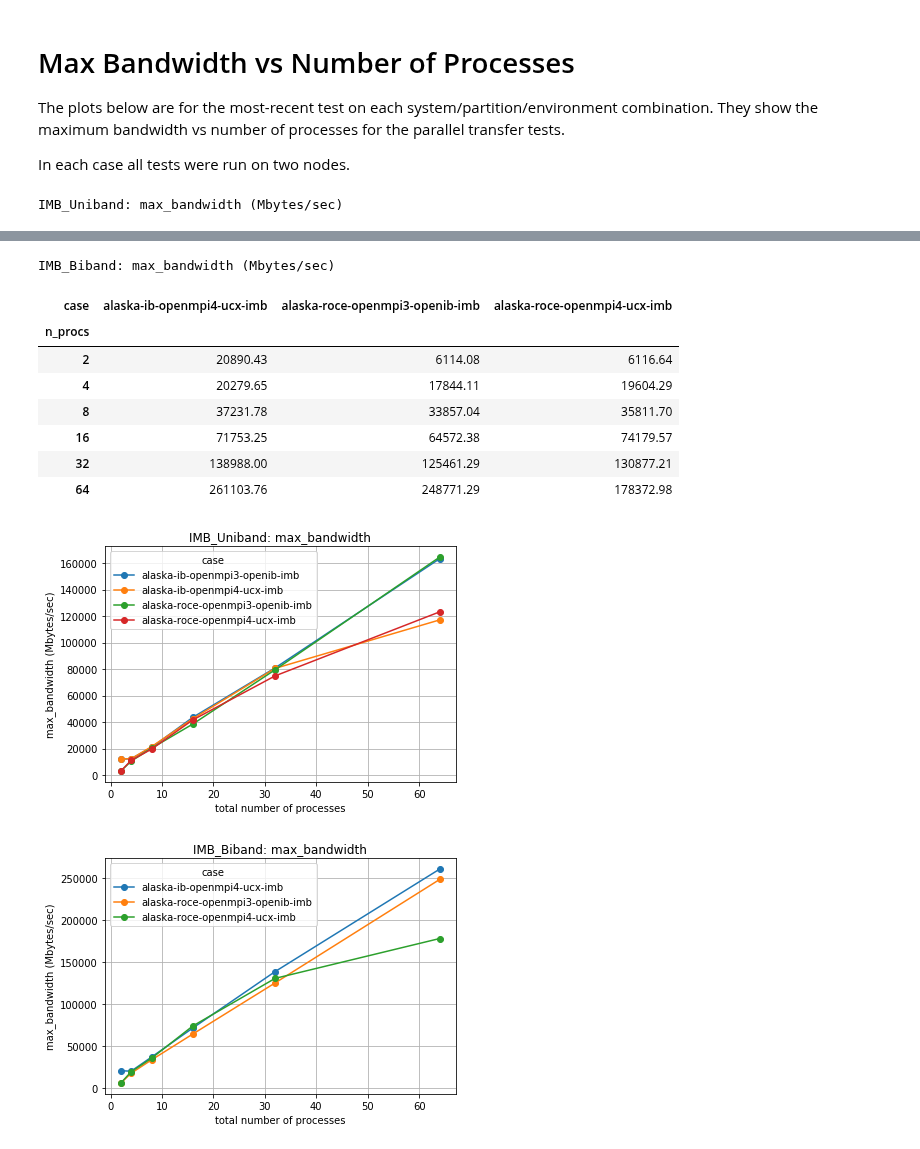
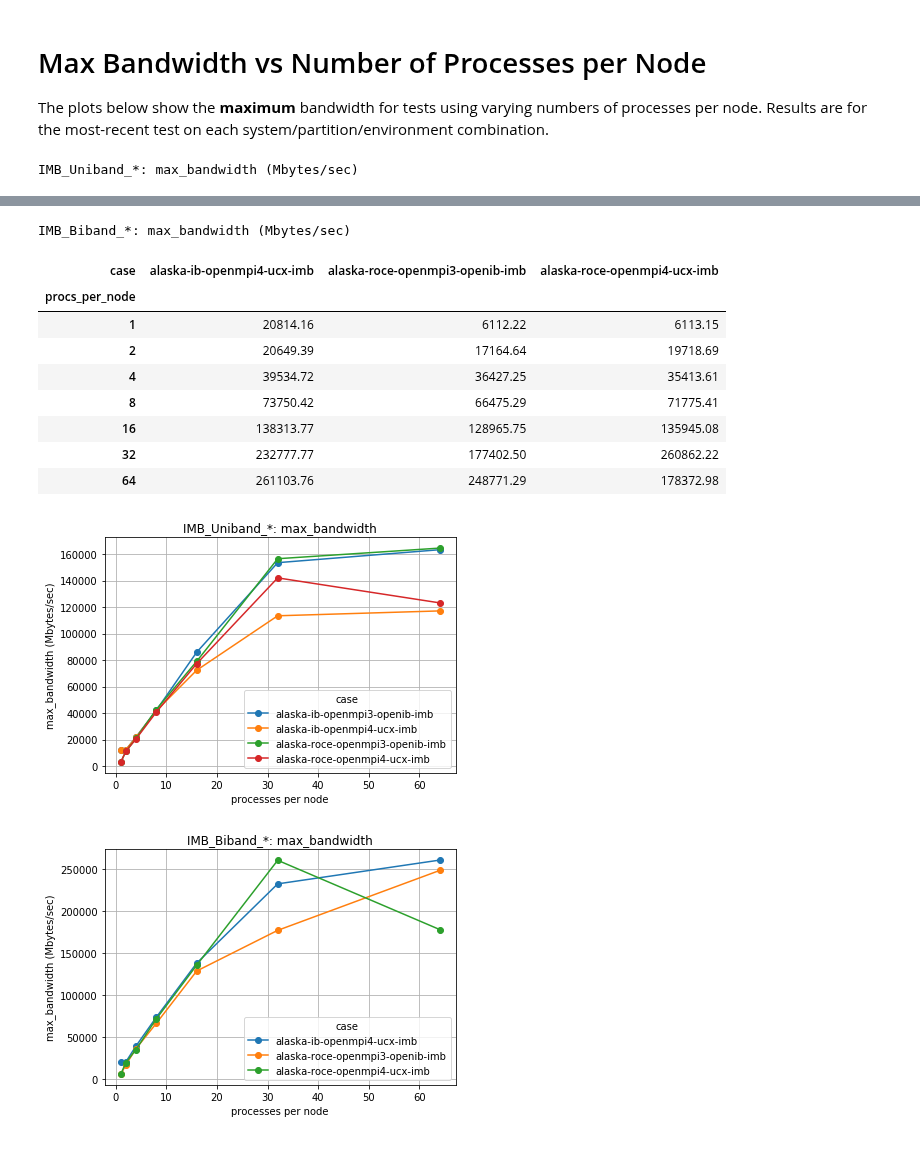
Before and after one commit to ukri-excalibur/excalibur-tests, a Jupyter notebook: imb/IMB.ipynb, the cells around one changed output, grey strips where cells are left out. Cells and saved outputs as stored; diff of their text form; code cells hidden in the pictures.

```diff
--- a/imb/IMB.ipynb
+++ b/imb/IMB.ipynb
@@ -30,5 +28,5 @@ The plots below show results from most-recent run of each 2x process test for ea
 # %%
-for test in ['IMB_PingPong', 'IMB_Biband_2', 'IMB_Uniband_2']:
+for test in ['IMB_PingPong', 'IMB_Biband_1', 'IMB_Uniband_1']:
 
     # find all data and work out differences between them:
     paths = modules.utils.find_run_outputs(root='../output', test=test)
@@ -50,6 +48,6 @@ for test in ['IMB_PingPong', 'IMB_Biband_2', 'IMB_Uniband_2']:
     ax.set_xlabel('#bytes')
     ax.set_ylabel('Mbytes/sec')
     title = ' '.join(['%s:%s' % (k, v) for (k, v) in common.items()]) # TODO: improve
-    ax.set_title(title)
+    ax.set_title('%s: bandwidth' % (test))
     ax.legend()
 # %% [output]
@@ -59,24 +57,22 @@ for test in ['IMB_PingPong', 'IMB_Biband_2', 'IMB_Uniband_2']:
 # %% [markdown]
-# Max Bandwidth vs Number of Processes
+# Max Bandwidth vs Number of Processes per Node
 
-The plots below are for the most-recent test on each system/partition/environment combination. They show the maximum bandwidth vs number of processes for the  parallel transfer tests.
-
-In each case all tests were run on two nodes.
+The plots below show the **maximum** bandwidth for tests using varying numbers of processes per node. Results are for the most-recent test on each system/partition/environment combination.
 # %%
-for test in ['IMB_Uniband', 'IMB_Biband']:
+for test in ['IMB_Uniband_*', 'IMB_Biband_*']:
 
     # load perf records:
     perf_records = modules.utils.load_perf_logs('../perflogs', test, '.log')
 
     # calculate number of processes (=tasks):
-    perf_records['n_procs'] = [int(tn.rsplit('_')[-1]) for tn in perf_records['testname']]
+    perf_records['procs_per_node'] = [int(tn.rsplit('_')[-1]) for tn in perf_records['testname']]
 
     # plot/tabulate:
     for perf_var in ['max_bandwidth']:
         perf_unit = perf_records[perf_records['perf_var'] == perf_var]['perf_unit'].iloc[0] # assumes unique
-        table = modules.plots.tabulate_last_perf_vs(perf_records, 'n_procs', perf_var)
+        table = modules.plots.tabulate_last_perf_vs(perf_records, 'procs_per_node', perf_var)
         ax = table.plot(grid=True, style='o-')
-        ax.set_xlabel('total number of processes')
+        ax.set_xlabel('processes per node')
         ax.set_ylabel('%s (%s)' % (perf_var, perf_unit))
         plt.tight_layout()
         ax.set_title('%s: %s' % (test, perf_var))
@@ -84,5 +80,5 @@ for test in ['IMB_Uniband', 'IMB_Biband']:
         print('%s: %s (%s)' % (test, perf_var, perf_unit))
         display(HTML(table.to_html()))
 # %% [output]
-IMB_Uniband: max_bandwidth (Mbytes/sec)
+IMB_Uniband_*: max_bandwidth (Mbytes/sec)
 | case | alaska-ib-openmpi3-openib-imb | alaska-ib-openmpi4-ucx-imb | alaska-roce-openmpi3-openib-imb | alaska-roce-openmpi4-ucx-imb |
@@ -95,12 +92,13 @@ IMB_Uniband: max_bandwidth (Mbytes/sec)
 | 64 | 163330.48 | 117146.55 | 164547.87 | 123220.89 |
-IMB_Biband: max_bandwidth (Mbytes/sec)
+IMB_Biband_*: max_bandwidth (Mbytes/sec)
 | case | alaska-ib-openmpi4-ucx-imb | alaska-roce-openmpi3-openib-imb | alaska-roce-openmpi4-ucx-imb |
-| n_procs |  |  |  |
-| 2 | 20890.43 | 6114.08 | 6116.64 |
-| 4 | 20279.65 | 17844.11 | 19604.29 |
-| 8 | 37231.78 | 33857.04 | 35811.70 |
-| 16 | 71753.25 | 64572.38 | 74179.57 |
-| 32 | 138988.00 | 125461.29 | 130877.21 |
+| procs_per_node |  |  |  |
+| 1 | 20814.16 | 6112.22 | 6113.15 |
+| 2 | 20649.39 | 17164.64 | 19718.69 |
+| 4 | 39534.72 | 36427.25 | 35413.61 |
+| 8 | 73750.42 | 66475.29 | 71775.41 |
+| 16 | 138313.77 | 128965.75 | 135945.08 |
+| 32 | 232777.77 | 177402.50 | 260862.22 |
 | 64 | 261103.76 | 248771.29 | 178372.98 |
-[figure, old version]
+[figure, new version]
-[figure, old version]
+[figure, new version]
```
Also changed, not shown: parts of 6 cells of this notebook.
